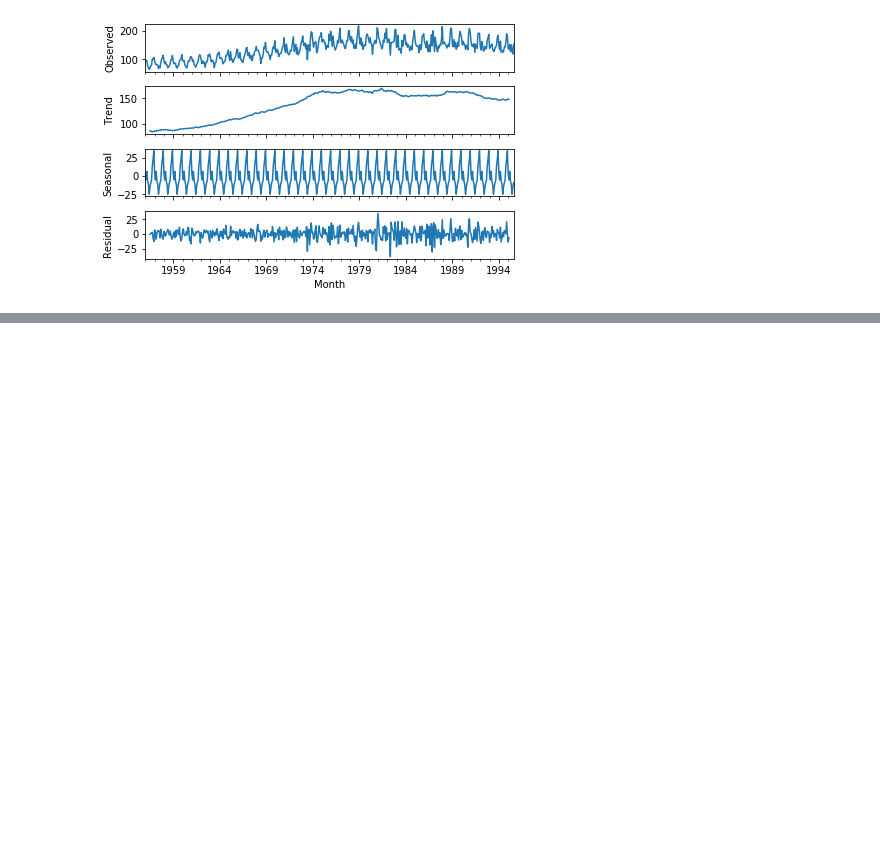
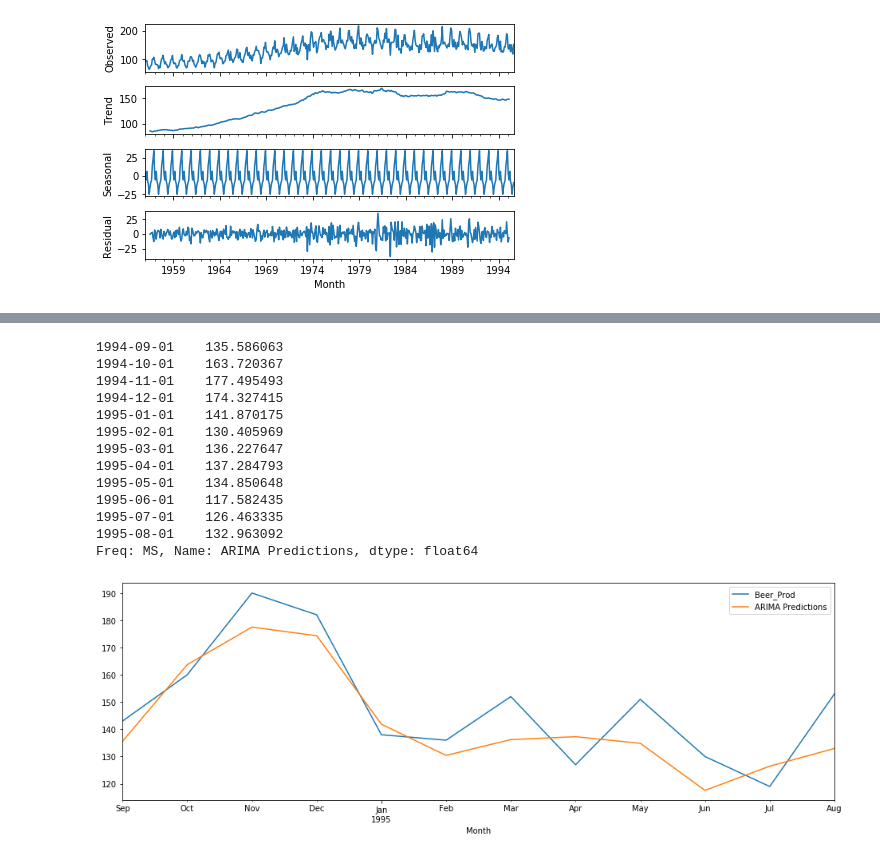
Before and after one commit to PavelVoroninR/Jupiter, a Jupyter notebook: TimeLineAnalisys.ipynb, the cells around one changed output, grey strips where cells are left out. Cells and saved outputs as stored; diff of their text form; code cells hidden in the pictures; blank space fills up the shorter version.

```diff
--- a/TimeLineAnalisys.ipynb
+++ b/TimeLineAnalisys.ipynb
@@ -173,0 +331,6 @@ season.plot();
+# %%
+# trendstr{‘n’,’c’,’t’,’ct’} or iterable, optional
+# order=(1, 0, 0)
+sarimax_model = SARIMAX(train_data, trend='t', order=(2, 1, 1), seasonal_order = (3,1,3,8))
+res = sarimax_model.fit()
+res.summary()
@@ -173,0 +364,17 @@ season.plot();
+# %%
+predict_res(res, test_data.Beer_Prod)
+# %% [output]
+1994-09-01    135.586063
+1994-10-01    163.720367
+1994-11-01    177.495493
+1994-12-01    174.327415
+1995-01-01    141.870175
+1995-02-01    130.405969
+1995-03-01    136.227647
+1995-04-01    137.284793
+1995-05-01    134.850648
+1995-06-01    117.582435
+1995-07-01    126.463335
+1995-08-01    132.963092
+Freq: MS, Name: ARIMA Predictions, dtype: float64
+[figure, added]
```
Also changed, not shown: parts of 19 cells of this notebook.
